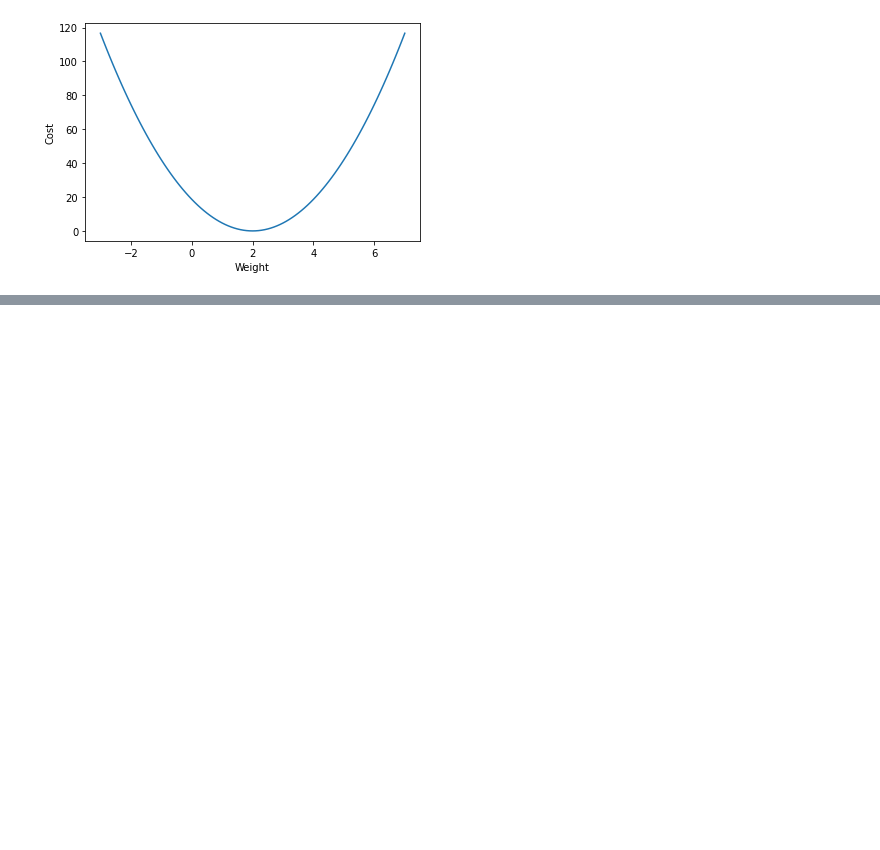
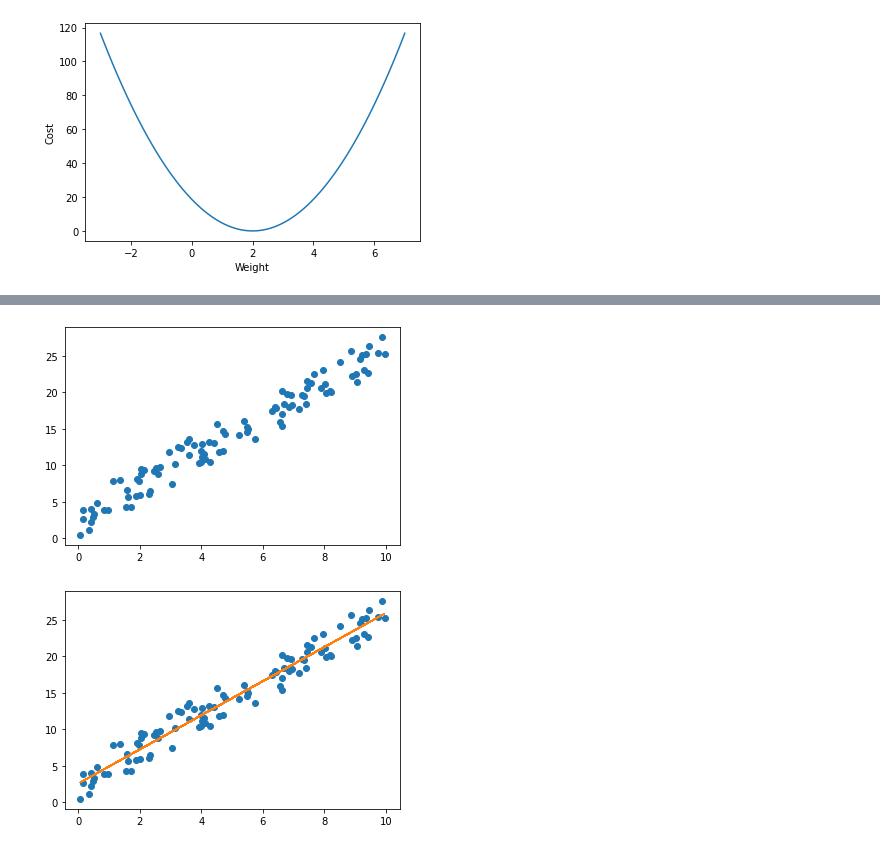
Before and after one commit to kdstheace/Python-Study, a Jupyter notebook: [Review]Machine_Learning.ipynb, the cells around one changed output, grey strips where cells are left out. Cells and saved outputs as stored; diff of their text form; code cells hidden in the pictures; blank space fills up the shorter version.

```diff
--- a/[Review]Machine_Learning.ipynb
+++ b/[Review]Machine_Learning.ipynb
@@ -46,0 +78,23 @@ plt.show()
+# %%
+#sklearn이용한 LinearRegression 코드의 사용  - 2
+from sklearn.linear_model import LinearRegression
+import numpy as np
+import matplotlib.pyplot as plt
+
+#1. 데이터 준비
+X = np.random.rand(100, 1)*10
+y = np.random.rand(100, 1)*5.4 + (X*2.3)
+
+plt.plot(X,y, 'o')
+plt.show()
+#2. 모델 준비
+model = LinearRegression()
+#3. 학습
+model.fit(X, y)
+#4. 예측, 시각화
+plt.plot(X, y, 'o')
+plt.plot(X, model.predict(X))
+plt.show()
+# %% [output]
+[figure, added]
+[figure, added]
```
Also changed, not shown: parts of 6 cells of this notebook.
